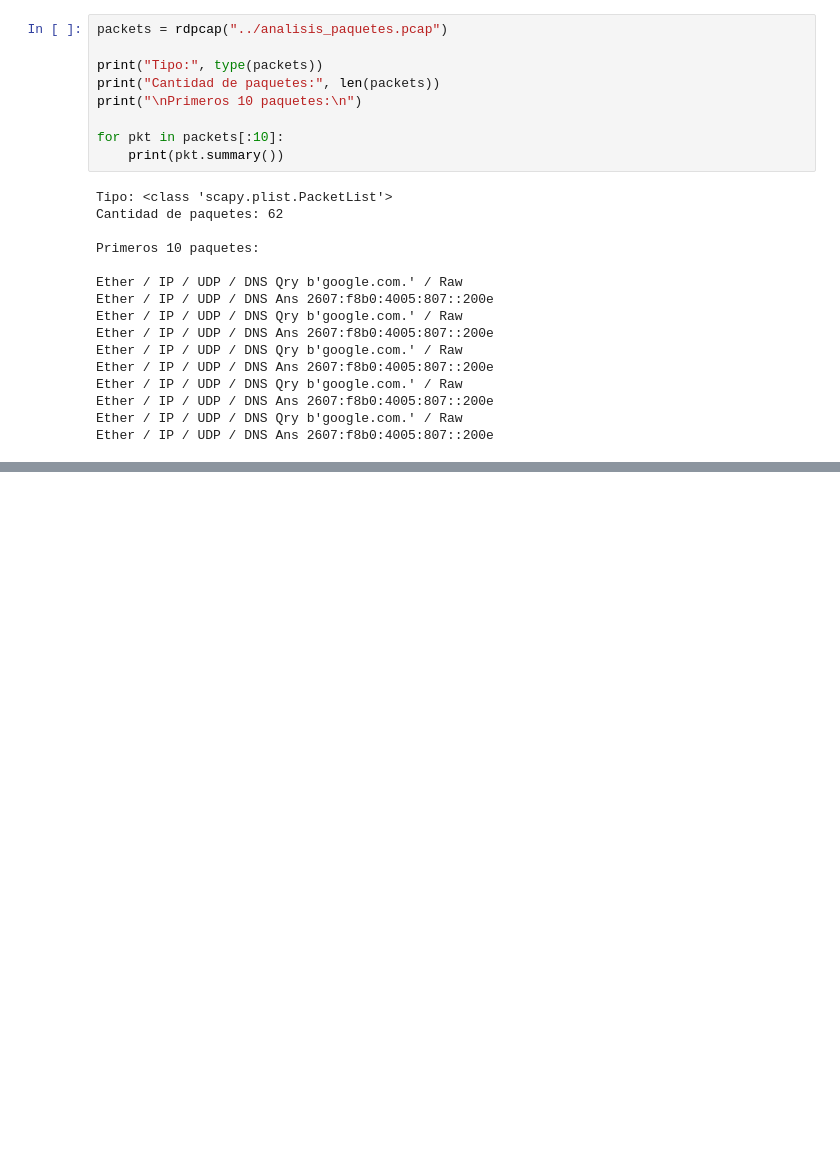
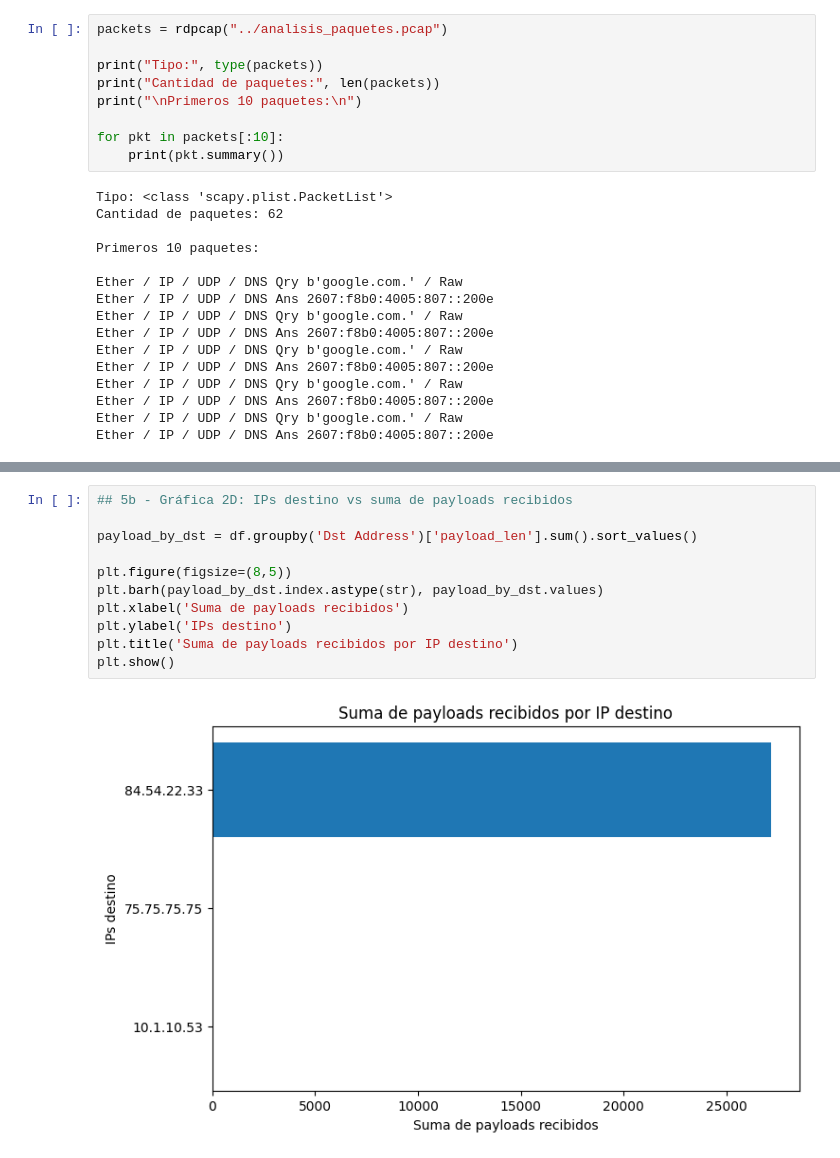
Before and after one commit to EstebanZG999/Lab5_SDS, a Jupyter notebook: src/traffic_analysis.ipynb, the cells around one changed output, grey strips where cells are left out. Saved outputs shown, nothing was run; the diff lists cells and outputs as text; blank space fills up the shorter version.

```diff
--- a/src/traffic_analysis.ipynb
+++ b/src/traffic_analysis.ipynb
@@ -42,0 +409,13 @@ Ether / IP / UDP / DNS Ans 2607:f8b0:4005:807::200e
+# %%
+## 5b - Gráfica 2D: IPs destino vs suma de payloads recibidos
+
+payload_by_dst = df.groupby('Dst Address')['payload_len'].sum().sort_values()
+
+plt.figure(figsize=(8,5))
+plt.barh(payload_by_dst.index.astype(str), payload_by_dst.values)
+plt.xlabel('Suma de payloads recibidos')
+plt.ylabel('IPs destino')
+plt.title('Suma de payloads recibidos por IP destino')
+plt.show()
+# %% [output]
+[figure, added]
```
Also changed, not shown: parts of 45 cells of this notebook.
